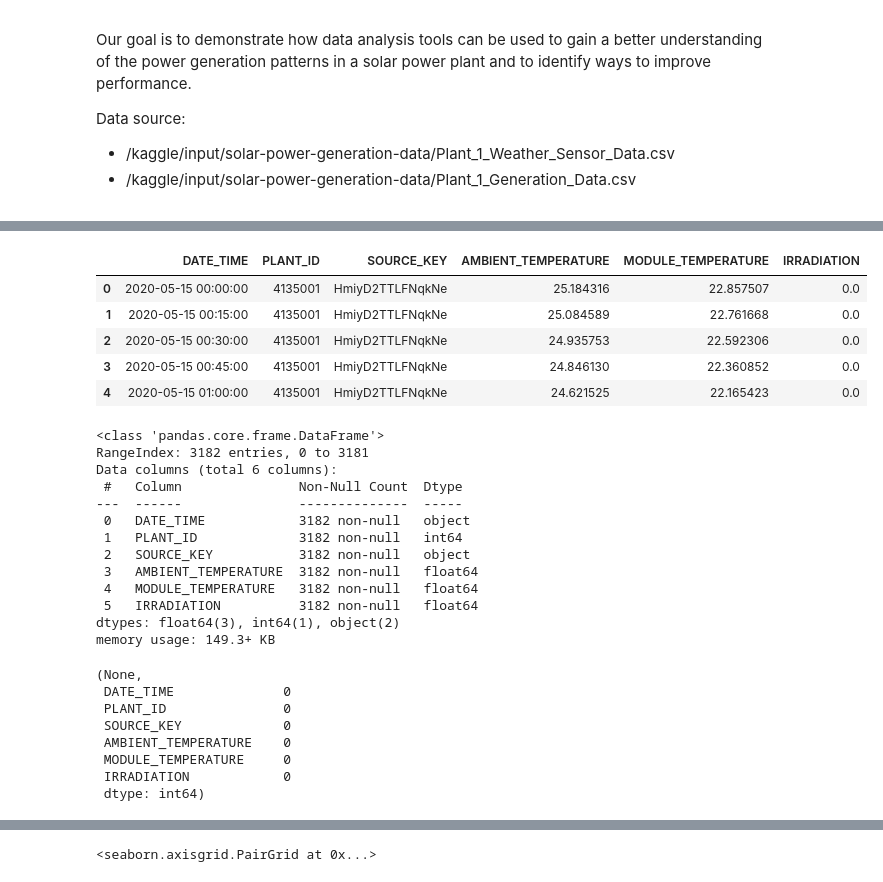
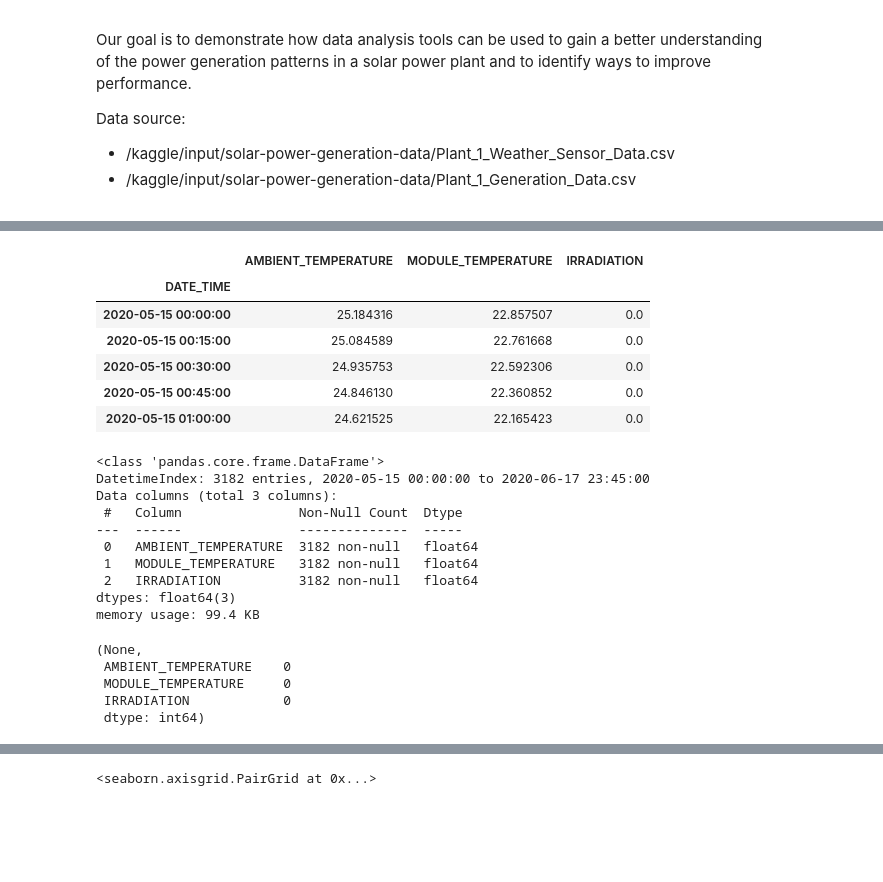
Before and after one commit to sedimir/SediMir, a Jupyter notebook: solar-power-generation.ipynb, the cells around one changed output, grey strips where cells are left out. Drawn from its saved outputs; the diff is of its cells as text; code cells hidden in the pictures; blank space fills up the shorter version.

```diff
--- a/solar-power-generation.ipynb
+++ b/solar-power-generation.ipynb
@@ -75,35 +80,32 @@ memory usage: 3.7+ MB
  TOTAL_YIELD    0
  dtype: int64)
 # %%
-sen1=pd.read_csv('/kaggle/input/solar-power-generation-data/Plant_1_Weather_Sensor_Data.csv')
+custom_date_parser = lambda x: datetime.strptime(x, '%Y-%m-%d %H:%M:%S')
+sen1=pd.read_csv('/kaggle/input/solar-power-generation-data/Plant_1_Weather_Sensor_Data.csv',index_col='DATE_TIME', parse_dates=['DATE_TIME'], date_parser=custom_date_parser)
+sen1.drop(['PLANT_ID','SOURCE_KEY'],axis=1, inplace=True)
 sen1.head()
 # %% [output]
-|  | DATE_TIME | PLANT_ID | SOURCE_KEY | AMBIENT_TEMPERATURE | MODULE_TEMPERATURE | IRRADIATION |
-| 0 | 2020-05-15 00:00:00 | 4135001 | HmiyD2TTLFNqkNe | 25.184316 | 22.857507 | 0.0 |
-| 1 | 2020-05-15 00:15:00 | 4135001 | HmiyD2TTLFNqkNe | 25.084589 | 22.761668 | 0.0 |
-| 2 | 2020-05-15 00:30:00 | 4135001 | HmiyD2TTLFNqkNe | 24.935753 | 22.592306 | 0.0 |
-| 3 | 2020-05-15 00:45:00 | 4135001 | HmiyD2TTLFNqkNe | 24.846130 | 22.360852 | 0.0 |
-| 4 | 2020-05-15 01:00:00 | 4135001 | HmiyD2TTLFNqkNe | 24.621525 | 22.165423 | 0.0 |
+|  | AMBIENT_TEMPERATURE | MODULE_TEMPERATURE | IRRADIATION |
+| DATE_TIME |  |  |  |
+| 2020-05-15 00:00:00 | 25.184316 | 22.857507 | 0.0 |
+| 2020-05-15 00:15:00 | 25.084589 | 22.761668 | 0.0 |
+| 2020-05-15 00:30:00 | 24.935753 | 22.592306 | 0.0 |
+| 2020-05-15 00:45:00 | 24.846130 | 22.360852 | 0.0 |
+| 2020-05-15 01:00:00 | 24.621525 | 22.165423 | 0.0 |
 # %%
 sen1.info(), sen1.isnull().sum()
 # %% [output]
 <class 'pandas.core.frame.DataFrame'>
-RangeIndex: 3182 entries, 0 to 3181
-Data columns (total 6 columns):
+DatetimeIndex: 3182 entries, 2020-05-15 00:00:00 to 2020-06-17 23:45:00
+Data columns (total 3 columns):
  #   Column               Non-Null Count  Dtype
 ---  ------               --------------  -----
- 0   DATE_TIME            3182 non-null   object
- 1   PLANT_ID             3182 non-null   int64
- 2   SOURCE_KEY           3182 non-null   object
- 3   AMBIENT_TEMPERATURE  3182 non-null   float64
- 4   MODULE_TEMPERATURE   3182 non-null   float64
- 5   IRRADIATION          3182 non-null   float64
-dtypes: float64(3), int64(1), object(2)
-memory usage: 149.3+ KB
+ 0   AMBIENT_TEMPERATURE  3182 non-null   float64
+ 1   MODULE_TEMPERATURE   3182 non-null   float64
+ 2   IRRADIATION          3182 non-null   float64
+dtypes: float64(3)
+memory usage: 99.4 KB
 (None,
- DATE_TIME              0
- PLANT_ID               0
- SOURCE_KEY             0
  AMBIENT_TEMPERATURE    0
  MODULE_TEMPERATURE     0
  IRRADIATION            0
```
Also changed, not shown: parts of 15 cells of this notebook.
